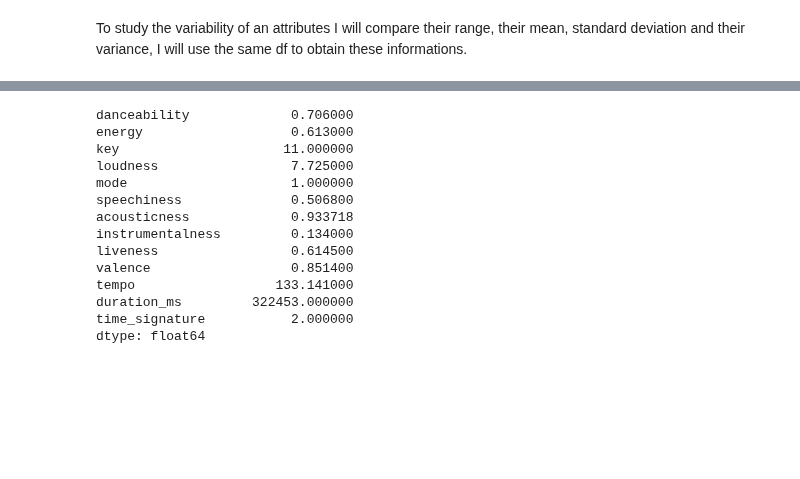
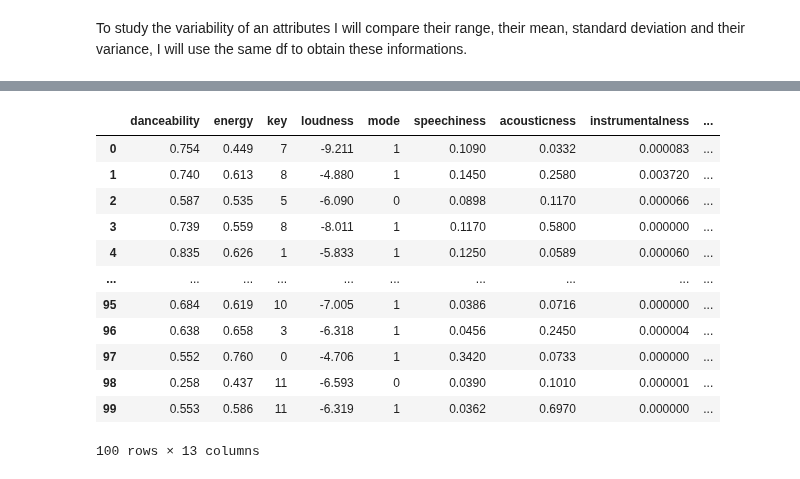
Before and after one commit to Yurhigz/Spotify_top100_Analysis, a Jupyter notebook: SPOTIFY_TOP_100.ipynb, the cells around one changed output, grey strips where cells are left out. Drawn from its saved outputs; the diff is of its cells as text; code cells hidden in the pictures; blank space fills up the shorter version.

```diff
--- a/SPOTIFY_TOP_100.ipynb
+++ b/SPOTIFY_TOP_100.ipynb
@@ -124,20 +124,19 @@ df_attributes.describe()
 | 50% | 0.73300 | 0.678000 | 5.000000 | -5.566500 | 1.000000 | 0.074950 | 0.109000 | 0.000000 | ... |
 | 75% | 0.79825 | 0.772250 | 8.250000 | -4.363750 | 1.000000 | 0.137000 | 0.247750 | 0.000031 | ... |
 | max | 0.96400 | 0.909000 | 11.000000 | -2.384000 | 1.000000 | 0.530000 | 0.934000 | 0.134000 | ... |
-# %%
-df_attributes.max()-df_attributes.min()
-# %% [output]
-danceability             0.706000
-energy                   0.613000
-key                     11.000000
-loudness                 7.725000
-mode                     1.000000
-speechiness              0.506800
-acousticness             0.933718
-instrumentalness         0.134000
-liveness                 0.614500
-valence                  0.851400
-tempo                  133.141000
-duration_ms         322453.000000
-time_signature           2.000000
-dtype: float64
+# %%
+df_attributes
+# %% [output]
+|  | danceability | energy | key | loudness | mode | speechiness | acousticness | instrumentalness | ... |
+| 0 | 0.754 | 0.449 | 7 | -9.211 | 1 | 0.1090 | 0.0332 | 0.000083 | ... |
+| 1 | 0.740 | 0.613 | 8 | -4.880 | 1 | 0.1450 | 0.2580 | 0.003720 | ... |
+| 2 | 0.587 | 0.535 | 5 | -6.090 | 0 | 0.0898 | 0.1170 | 0.000066 | ... |
+| 3 | 0.739 | 0.559 | 8 | -8.011 | 1 | 0.1170 | 0.5800 | 0.000000 | ... |
+| 4 | 0.835 | 0.626 | 1 | -5.833 | 1 | 0.1250 | 0.0589 | 0.000060 | ... |
+| ... | ... | ... | ... | ... | ... | ... | ... | ... | ... |
+| 95 | 0.684 | 0.619 | 10 | -7.005 | 1 | 0.0386 | 0.0716 | 0.000000 | ... |
+| 96 | 0.638 | 0.658 | 3 | -6.318 | 1 | 0.0456 | 0.2450 | 0.000004 | ... |
+| 97 | 0.552 | 0.760 | 0 | -4.706 | 1 | 0.3420 | 0.0733 | 0.000000 | ... |
+| 98 | 0.258 | 0.437 | 11 | -6.593 | 0 | 0.0390 | 0.1010 | 0.000001 | ... |
+| 99 | 0.553 | 0.586 | 11 | -6.319 | 1 | 0.0362 | 0.6970 | 0.000000 | ... |
+100 rows × 13 columns
```
Also changed, not shown: parts of 7 cells of this notebook.
